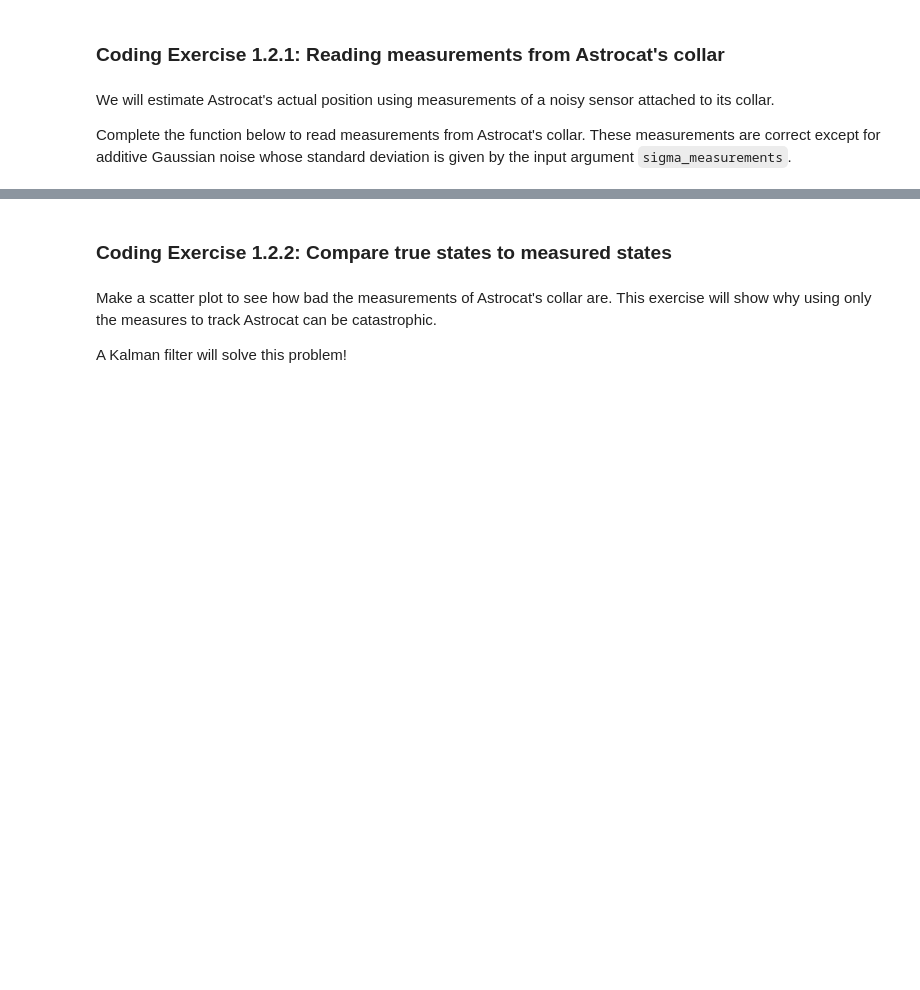
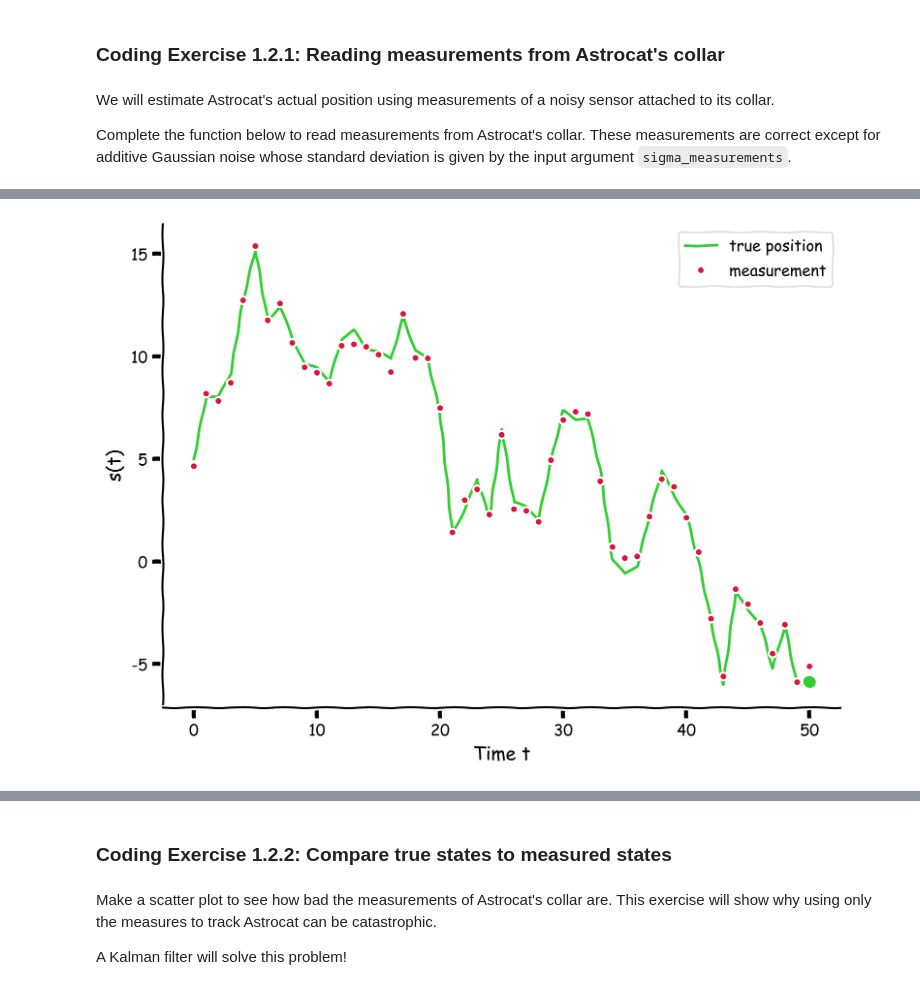
Before and after one commit to heathlarsson/course-content, a Jupyter notebook: tutorials/W3D2_HiddenDynamics/W3D2_Tutorial3.ipynb, the cells around one changed output, grey strips where cells are left out. Drawn from its saved outputs; the diff is of its cells as text; code cells hidden in the pictures; blank space fills up the shorter version.

```diff
--- a/tutorials/W3D2_HiddenDynamics/W3D2_Tutorial3.ipynb
+++ b/tutorials/W3D2_HiddenDynamics/W3D2_Tutorial3.ipynb
@@ -621,34 +631,36 @@ def read_collar(s, sigma_measurements):
   m = np.zeros(len(s))
 
   # For all time t, add white Gaussian noise with magnitude sigma_measurements
   # Consider that np.random.normal(mu, sigma) generates a random sample from
   # a gaussian with mean = mu and standard deviation = sigma
 
   for t in range(len(s)):
 
     # Read measurement
     m[t] = s[t] + np.random.normal(0, sigma_measurements)
 
   return m
 
 
 # Set parameters
 np.random.seed(0)
 D = 0.9    # parameter in s(t)
 T = 50      # total time duration
 s0 = 5.     # initial condition of s at time 0
 sigma_p = 2 # amount of noise in the actuators of astrocat's propulsion unit
-sigma_measurements = 4 # amount of noise in astrocat's collar
+sigma_measurements = .4 # amount of noise in astrocat's collar
 
 # Simulate Astrocat
 s = simulate(D, s0, sigma_p, T)
 
 # Take measurement from collar
 m = read_collar(s, sigma_measurements)
 
 # Visualize
 with plt.xkcd():
   plot_measurement(s, m, T)
+# %% [output]
+[figure, added]
 # %%
 # @title Submit your feedback
 content_review(f"{feedback_prefix}_Reading_measurements_from_Astrocats_collar_Exercise")
```
Also changed, not shown: parts of 24 cells of this notebook, 4 other files.
